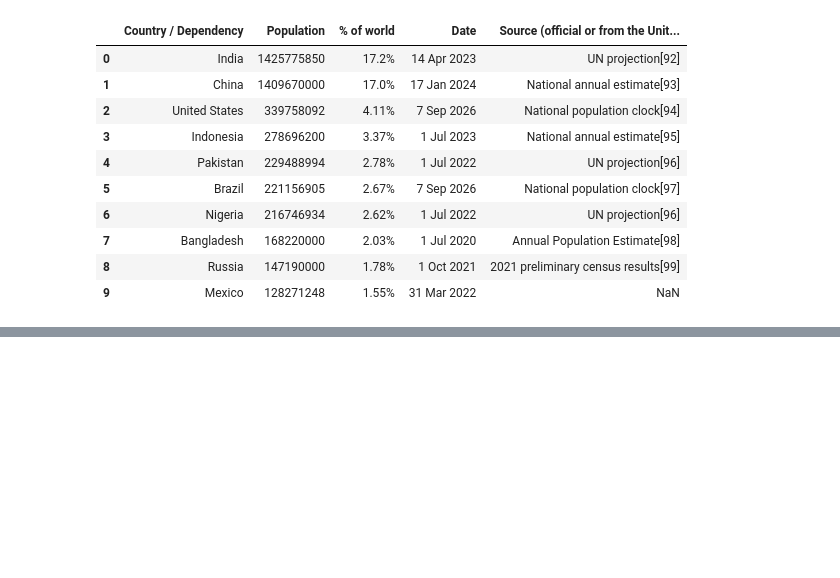
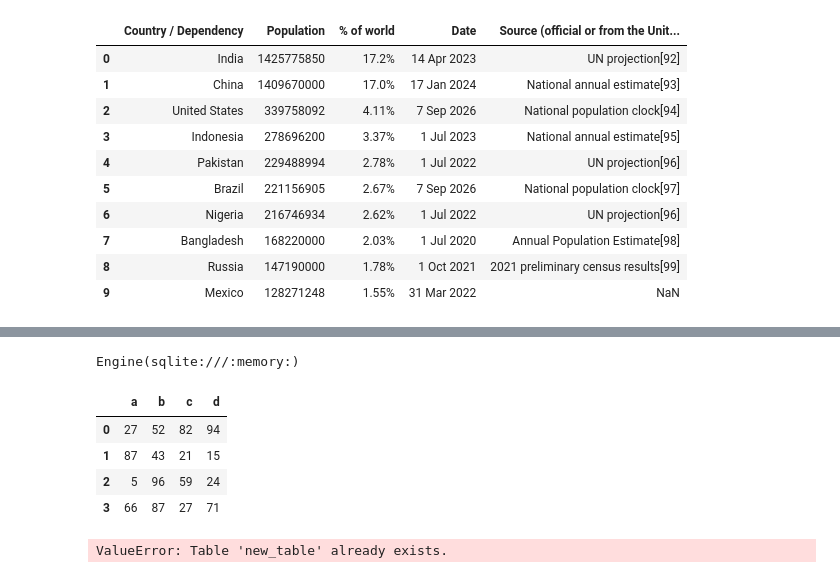
Before and after one commit to nicocrypted/udemy-python-for-ml-and-ds-masterclass-jose-portilla, a Jupyter notebook: pandas-intro.ipynb, the cells around one changed output, grey strips where cells are left out. Cells and saved outputs as stored; diff of their text form; code cells hidden in the pictures; blank space fills up the shorter version.

```diff
--- a/pandas-intro.ipynb
+++ b/pandas-intro.ipynb
@@ -470,0 +484,18 @@ tables[3]
+# %%
+temp_db
+# %% [output]
+Engine(sqlite:///:memory:)
+# %%
+df = pd.DataFrame(data = np.random.randint(low=0, high=100, size=(4,4)), columns = ['a', 'b', 'c', 'd'])
+# %%
+df
+# %% [output]
+|  | a | b | c | d |
+| 0 | 27 | 52 | 82 | 94 |
+| 1 | 87 | 43 | 21 | 15 |
+| 2 | 5 | 96 | 59 | 24 |
+| 3 | 66 | 87 | 27 | 71 |
+# %%
+df.to_sql(name="new_table",con=temp_db)
+# %% [output]
+ValueError: Table 'new_table' already exists.
```
Also changed, not shown: parts of 3 cells of this notebook.
